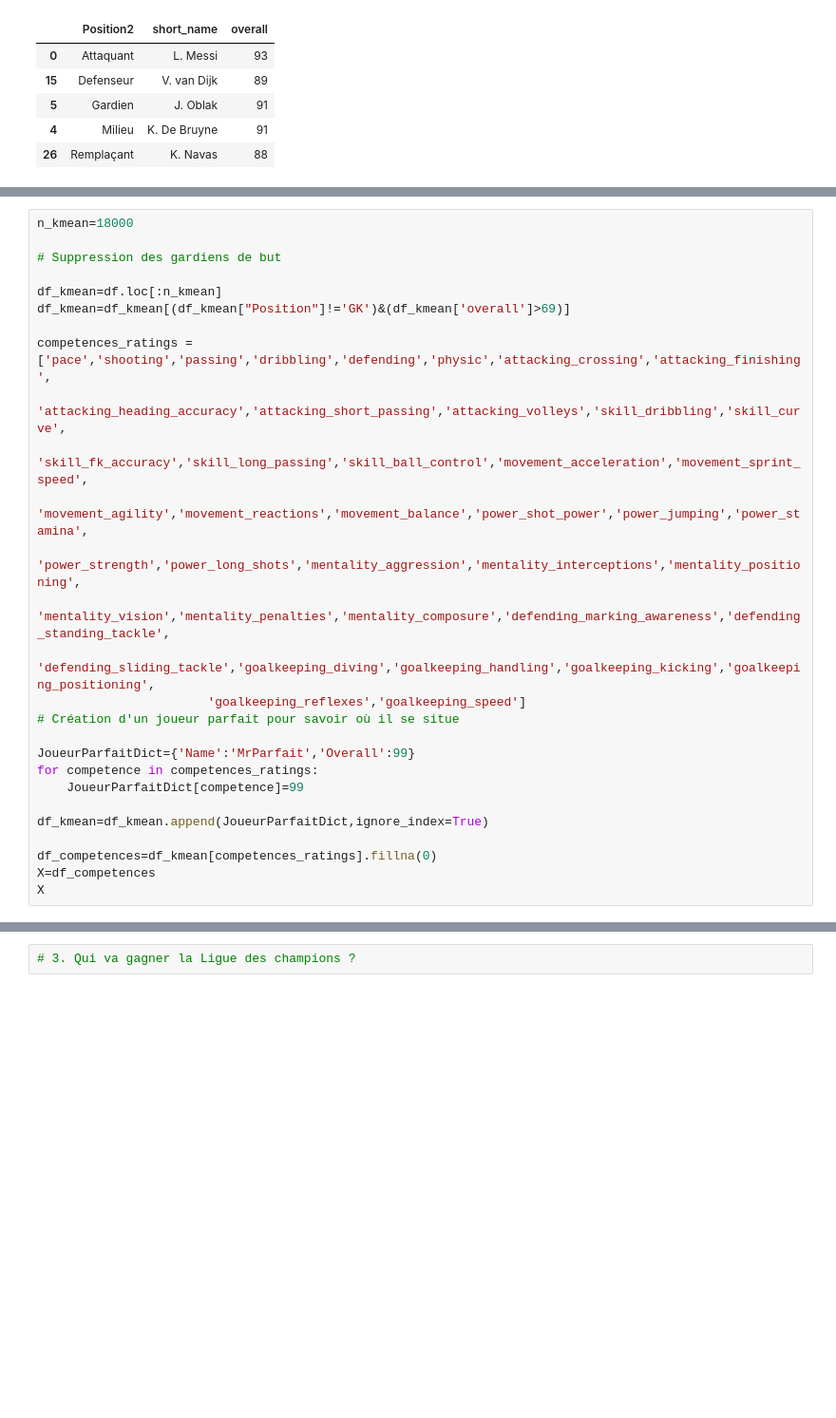
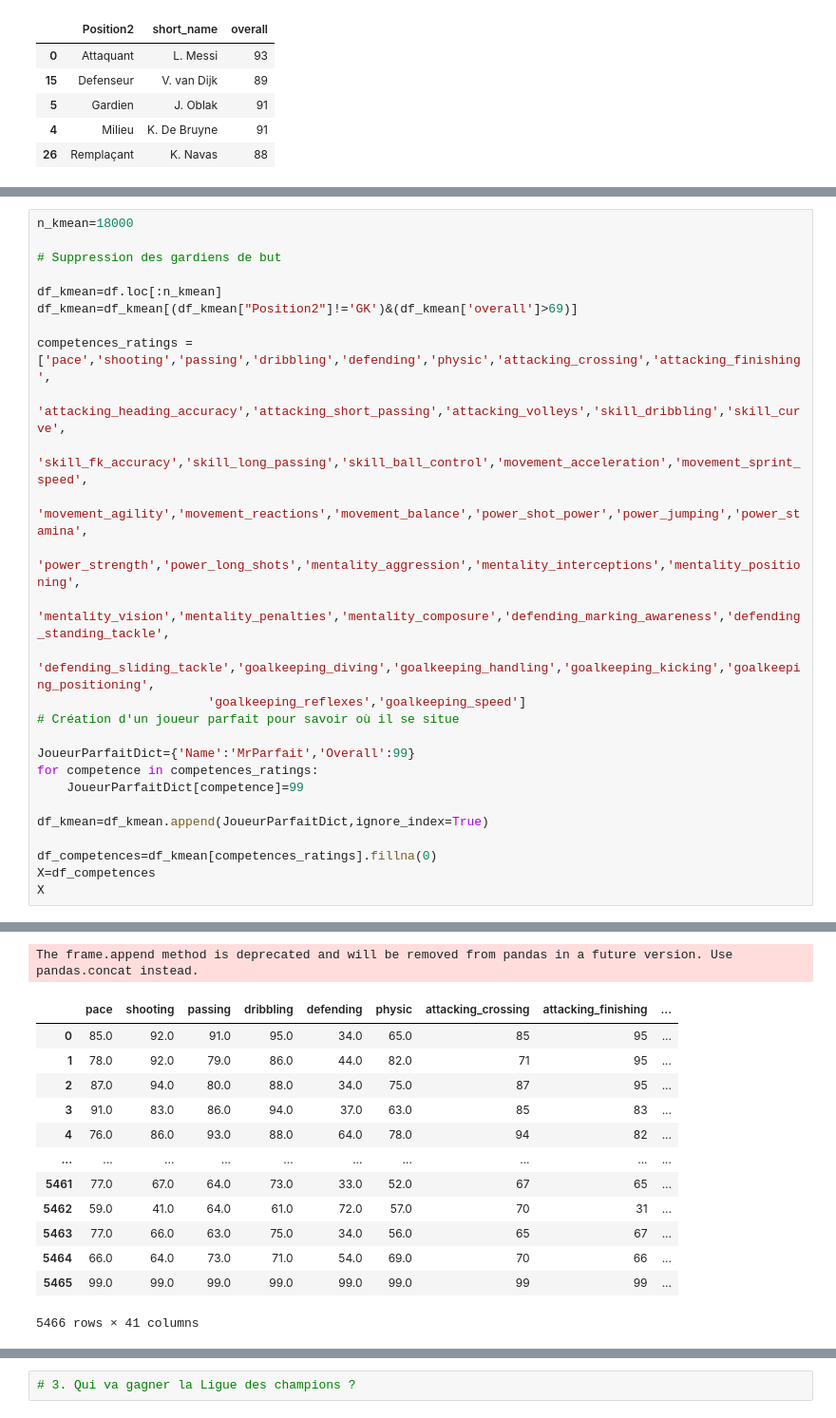
Before and after one commit to gabgabb/IA, a Jupyter notebook: bigData/TP2/FILIOT_Gabriel_TP2.ipynb, the cells around one changed output, grey strips where cells are left out. Shown at 95% size. Drawn from its saved outputs; the diff is of its cells as text; blank space fills up the shorter version.

```diff
--- a/bigData/TP2/FILIOT_Gabriel_TP2.ipynb
+++ b/bigData/TP2/FILIOT_Gabriel_TP2.ipynb
@@ -141,7 +159,7 @@ n_kmean=18000
 # Suppression des gardiens de but
 
 df_kmean=df.loc[:n_kmean]
-df_kmean=df_kmean[(df_kmean["Position"]!='GK')&(df_kmean['overall']>69)]
+df_kmean=df_kmean[(df_kmean["Position2"]!='GK')&(df_kmean['overall']>69)]
 
 competences_ratings = ['pace','shooting','passing','dribbling','defending','physic','attacking_crossing','attacking_finishing',
                        'attacking_heading_accuracy','attacking_short_passing','attacking_volleys','skill_dribbling','skill_curve',
@@ -162,3 +180,4 @@ df_kmean=df_kmean.append(JoueurParfaitDict,ignore_index=True)
 df_competences=df_kmean[competences_ratings].fillna(0)
 X=df_competences
 X
+# %% [output]
@@ -165,2 +201,16 @@ X
+The frame.append method is deprecated and will be removed from pandas in a future version. Use pandas.concat instead.
+|  | pace | shooting | passing | dribbling | defending | physic | attacking_crossing | attacking_finishing | ... |
+| 0 | 85.0 | 92.0 | 91.0 | 95.0 | 34.0 | 65.0 | 85 | 95 | ... |
+| 1 | 78.0 | 92.0 | 79.0 | 86.0 | 44.0 | 82.0 | 71 | 95 | ... |
+| 2 | 87.0 | 94.0 | 80.0 | 88.0 | 34.0 | 75.0 | 87 | 95 | ... |
+| 3 | 91.0 | 83.0 | 86.0 | 94.0 | 37.0 | 63.0 | 85 | 83 | ... |
+| 4 | 76.0 | 86.0 | 93.0 | 88.0 | 64.0 | 78.0 | 94 | 82 | ... |
+| ... | ... | ... | ... | ... | ... | ... | ... | ... | ... |
+| 5461 | 77.0 | 67.0 | 64.0 | 73.0 | 33.0 | 52.0 | 67 | 65 | ... |
+| 5462 | 59.0 | 41.0 | 64.0 | 61.0 | 72.0 | 57.0 | 70 | 31 | ... |
+| 5463 | 77.0 | 66.0 | 63.0 | 75.0 | 34.0 | 56.0 | 65 | 67 | ... |
+| 5464 | 66.0 | 64.0 | 73.0 | 71.0 | 54.0 | 69.0 | 70 | 66 | ... |
+| 5465 | 99.0 | 99.0 | 99.0 | 99.0 | 99.0 | 99.0 | 99 | 99 | ... |
+5466 rows × 41 columns
 # %%
 #2.1 Créer une division en 5 clusters des joueurs
```
Also changed, not shown: parts of 8 cells of this notebook, 4 other files.
